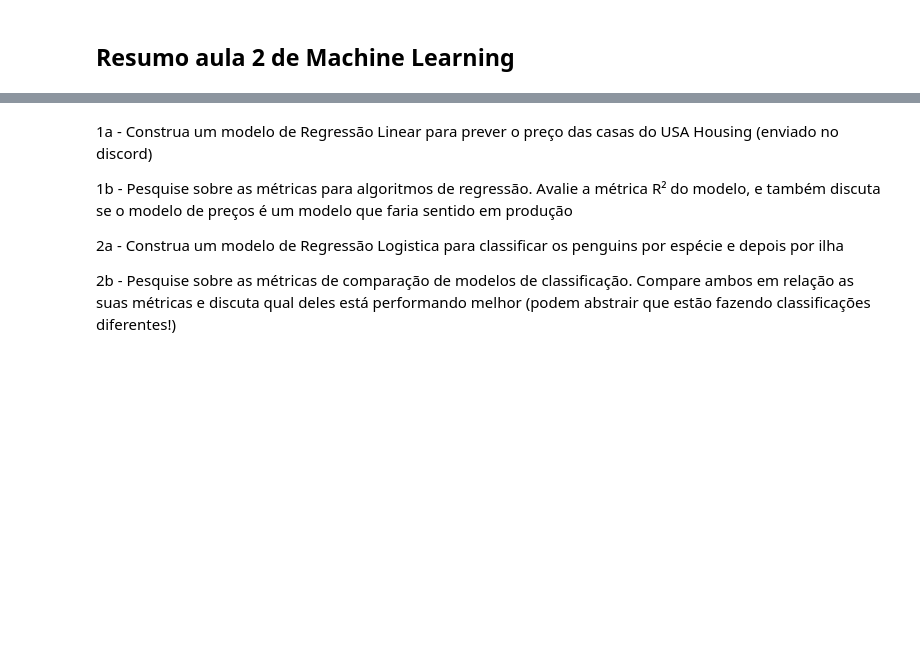
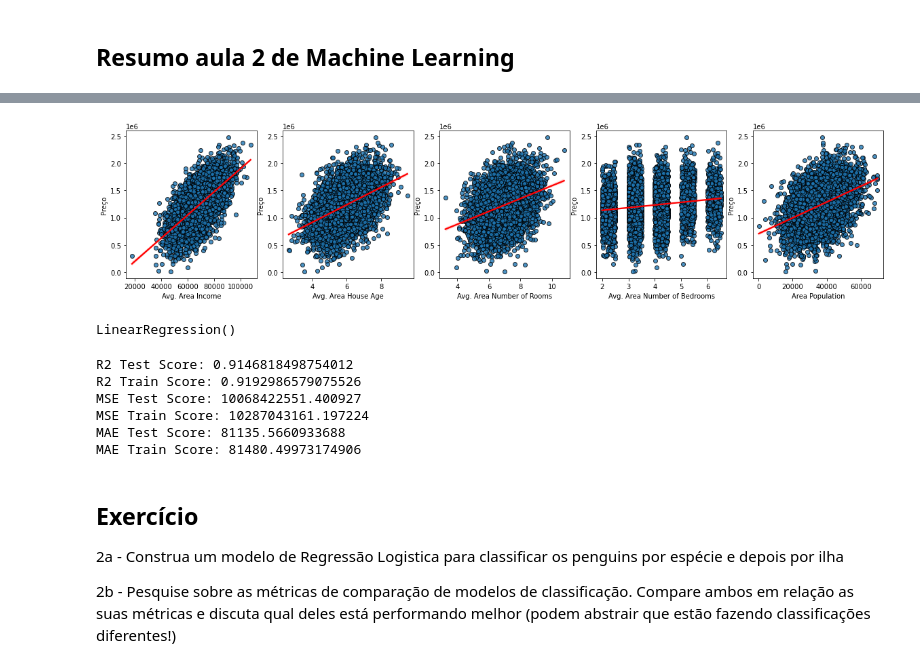
Before and after one commit to vitorkendia/meus_estudos, a Jupyter notebook: MachineLearning/ML1/aula2.ipynb, the cells around one changed output, grey strips where cells are left out. Saved outputs shown, nothing was run; the diff lists cells and outputs as text; code cells hidden in the pictures; blank space fills up the shorter version.

```diff
--- a/MachineLearning/ML1/aula2.ipynb
+++ b/MachineLearning/ML1/aula2.ipynb
@@ -13,0 +19,2 @@ from sklearn.metrics import confusion_matrix, ConfusionMatrixDisplay
+# %%
+house_ds = pd.read_csv('../datasets/usa_housing.csv')
@@ -13,0 +67,14 @@ from sklearn.metrics import confusion_matrix, ConfusionMatrixDisplay
+# %%
+features = x.columns[:]
+
+n_features = len(features)
+plt.figure(figsize=(4 * n_features, 4))
+
+for i, feature in enumerate(features):
+    'loop para plotar os gráficos de regressão'
+    plt.subplot(1, n_features, i+1)
+    sns.regplot(x=feature, y=y, data=house_ds ,line_kws={'color': 'red'}, scatter_kws={'edgecolor': 'black'})
+    plt.xlabel(feature)
+    plt.ylabel('Preço')
+# %% [output]
+[figure, added]
@@ -14,8 +84,40 @@ from sklearn.metrics import confusion_matrix, ConfusionMatrixDisplay
+# %%
+estimator = LinearRegression()
+estimator.fit(x_train, y_train)
+# Ajustando o estimador com os dados da base
+# %% [output]
+LinearRegression()
+# %%
+y_predict = estimator.predict(x_test)
+train_predict = estimator.predict(x_train)
+test_r2_score = r2_score(y_test, y_pred = y_predict)
+train_r2_score = r2_score(y_train, train_predict)
+test_mse_score = mean_squared_error(y_test, y_pred = y_predict)
+train_mse_score = mean_squared_error(y_train, train_predict)
+test_mae_score = mean_absolute_error(y_test, y_pred = y_predict)
+train_mae_score = mean_absolute_error(y_train, train_predict)
+
+print(f"""R2 Test Score: {test_r2_score}
+R2 Train Score: {train_r2_score}
+MSE Test Score: {test_mse_score}
+MSE Train Score: {train_mse_score}
+MAE Test Score: {test_mae_score}
+MAE Train Score: {train_mae_score}""")
+
+# Verificando o resultado das predições
+# O modelo apresentou bom resultado no treino e no teste do modelo, mas para dizer se faria sentido a produção do modelo,
+# seria necessário realizar mais estudos com outros dados fora da base por exemplo, para ver se é adequado para todos os casos.
+# E apesar de ser possível verificar certa tendência no gráfico de regressão linear, e isso fazer sentido no mundo real,
+# não são só essas variáveis que determinam o preço de uma casa.
+# %% [output]
+R2 Test Score: 0.9146818498754012
+R2 Train Score: 0.9192986579075526
+MSE Test Score: 10068422551.400927
+MSE Train Score: 10287043161.197224
+MAE Test Score: 81135.5660933688
+MAE Train Score: 81480.49973174906
 # %% [markdown]
-1a - Construa um modelo de Regressão Linear para prever o preço das casas do USA Housing (enviado no discord)
-
-1b - Pesquise sobre as métricas para algoritmos de regressão. Avalie a métrica R² do modelo, e também discuta se o modelo de preços é um modelo que faria sentido em produção
-
+## Exercício ##
 2a - Construa um modelo de Regressão Logistica para classificar os penguins por espécie e depois por ilha
 
 2b - Pesquise sobre as métricas de comparação de modelos de classificação. Compare ambos em relação as suas métricas e discuta qual deles está performando melhor (podem abstrair que estão fazendo classificações diferentes!)
```
Also changed, not shown: parts of 33 cells of this notebook, 1 other file.
